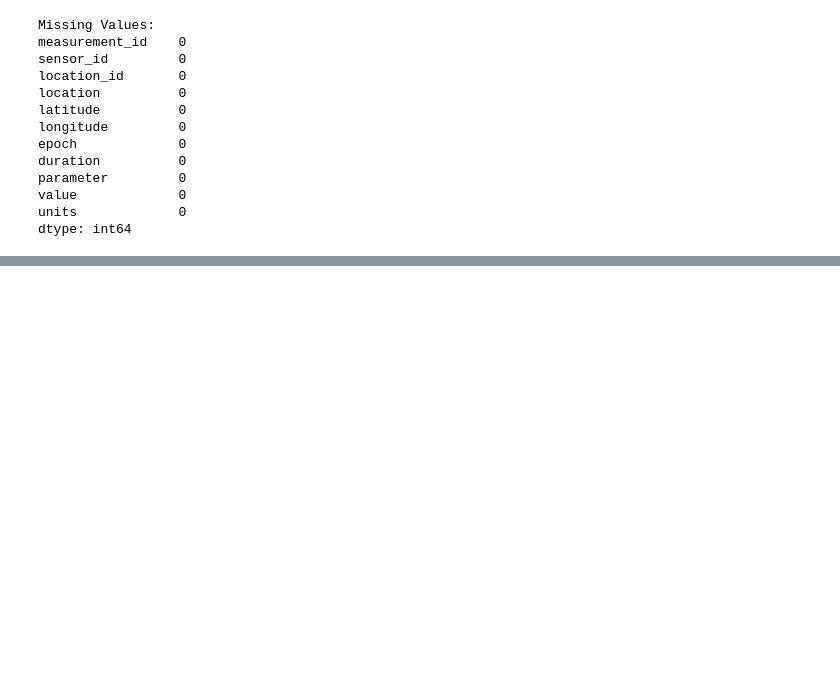
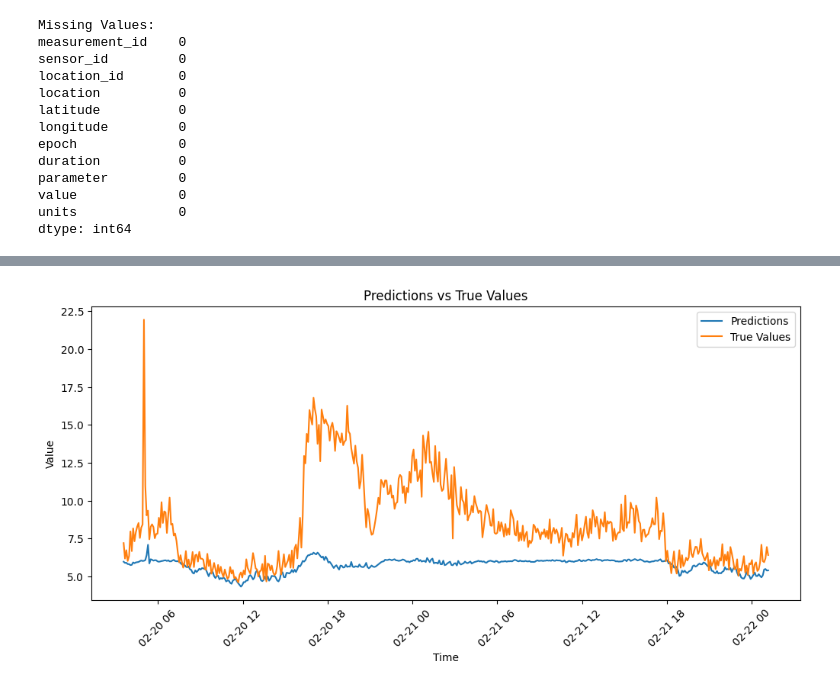
Before and after one commit to EthanSchmitt7/AAI540-final-project, a Jupyter notebook: test_model.ipynb, the cells around one changed output, grey strips where cells are left out. Saved outputs shown, nothing was run; the diff lists cells and outputs as text; code cells hidden in the pictures; blank space fills up the shorter version.

```diff
--- a/test_model.ipynb
+++ b/test_model.ipynb
@@ -303,0 +398,25 @@ LocationsResponse(headers=Headers(x_ratelimit_limit=60,
+# %%
+# Training loop
+epochs = 10
+for epoch in range(epochs):
+    model.train()
+    train_loss = 0
+    for inputs, targets in train_loader:
+        optimizer.zero_grad()
+
+        outputs = model(inputs)
+        loss = criterion(outputs, targets)
+        loss.backward()
+        optimizer.step()
+
+        train_loss += loss.item()
+
+    # Validation loop
+    model.eval()
+    val_loss = 0
+    with torch.no_grad():
+        for val_inputs, val_targets in val_loader:
+            val_outputs = model(val_inputs)
+            val_loss += criterion(val_outputs, val_targets).item()
+
+    print(f"Epoch {epoch+1}/{epochs}, Train Loss: {train_loss/len(train_loader):.4f}, Val Loss: {val_loss/len(val_loader):.4f}")
@@ -303,0 +434,21 @@ LocationsResponse(headers=Headers(x_ratelimit_limit=60,
+# %%
+# Generate predictions
+model.eval()
+test_inputs = torch.from_numpy(test_input).float()
+test_outputs = model(test_inputs)
+
+# Inverse transform the predictions
+test_outputs = scaler.inverse_transform(test_outputs.detach().numpy())
+
+# Plot the predictions
+plt.figure(figsize=(12, 5))
+plt.plot(test_data["epoch"].values[SEQ_LEN + PRED_LEN:], test_outputs, label="Predictions")
+plt.plot(test_data["epoch"].values[SEQ_LEN + PRED_LEN:], test_data["value"].values[SEQ_LEN + PRED_LEN:], label="True Values")
+plt.xlabel("Time")
+plt.ylabel("Value")
+plt.title("Predictions vs True Values")
+plt.xticks(rotation=45)
+plt.legend()
+plt.show()
+# %% [output]
+[figure, added]
```
Also changed, not shown: parts of 30 cells of this notebook, 1 other file.
